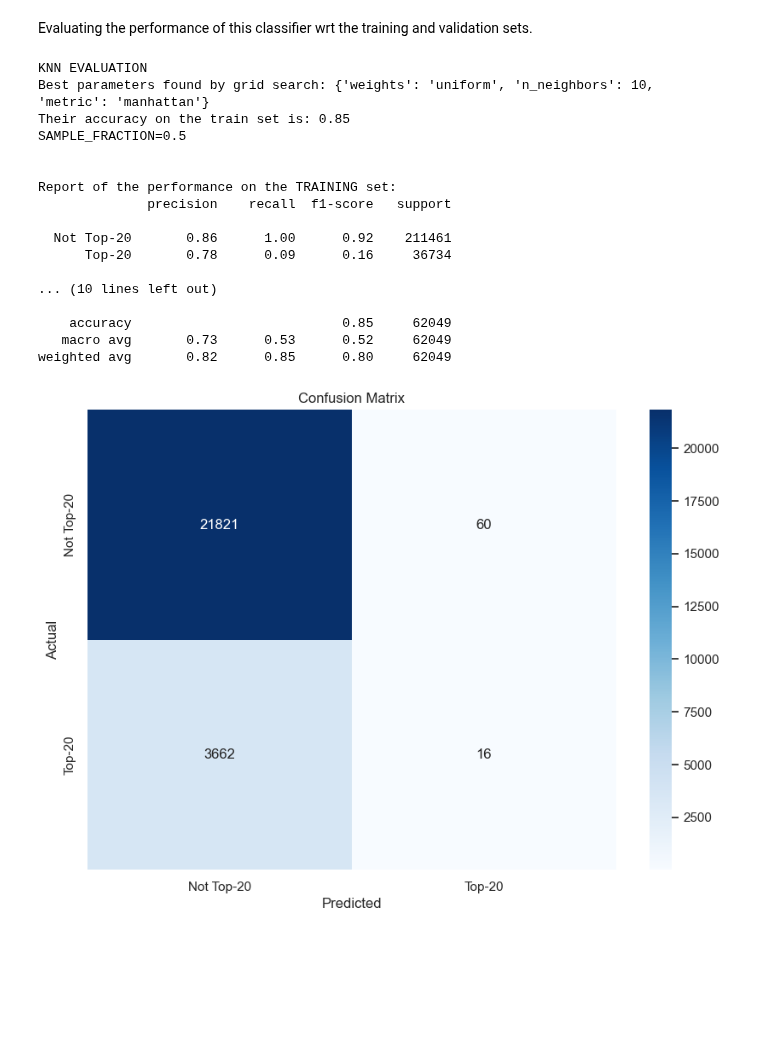
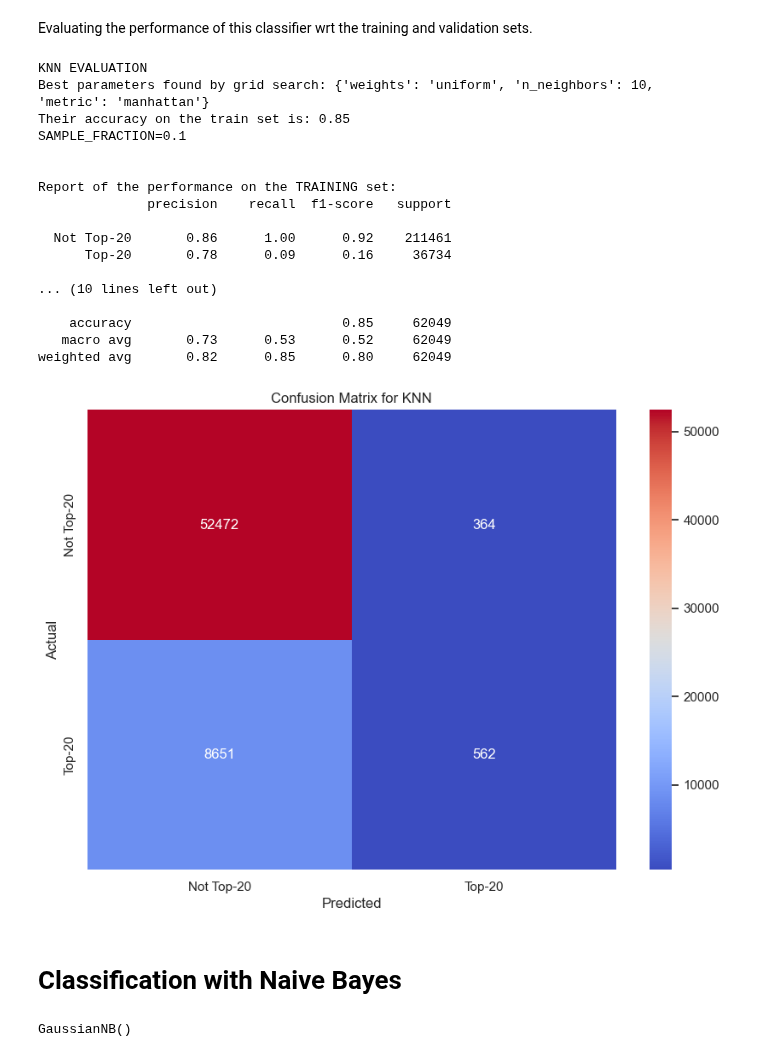
Before and after one commit to Emahhh/dm-project, a Jupyter notebook: prediction.ipynb, the cells around one changed output. Cells and saved outputs as stored; diff of their text form; code cells hidden in the pictures; blank space fills up the shorter version.

```diff
--- a/prediction.ipynb
+++ b/prediction.ipynb
@@ -78,3 +73,17 @@ def report_scores(labels, predictions):
+# %%
+from sklearn.metrics import classification_report
+def report_scores(labels, predictions):
+    print(classification_report(labels, predictions, target_names=['Not Top-20', 'Top-20']))
+
+
+def plot_confusion_matrix(test_labels, predictions, title='Confusion Matrix'):
+    cm = confusion_matrix(test_labels, predictions)
+    plt.figure(figsize=(10, 7))
+    sns.heatmap(cm, annot=True, fmt='d', cmap='coolwarm', xticklabels=['Not Top-20', 'Top-20'], yticklabels=['Not Top-20', 'Top-20'])
+    plt.xlabel('Predicted')
+    plt.ylabel('Actual')
+    plt.title(title)
+    plt.show()
 # %% [markdown]
 ## Computing the labels
 # %%
@@ -209,7 +218,7 @@ knn_random_search = RandomizedSearchCV(
     cv=5,
     n_jobs=-1,  # Use all available cores
     random_state=42,
-    verbose=3
+    #verbose=3
 )
 
 knn_random_search.fit(train_set, train_labels)
@@ -240,6 +249,12 @@ RandomizedSearchCV(cv=5, estimator=KNeighborsClassifier(), n_iter=50, n_jobs=-1,
 ## Evaluation
 # %% [markdown]
 Evaluating the performance of this classifier wrt the training and validation sets.
+# %%
+best_knn = KNeighborsClassifier(**knn_random_search.best_params_)
+best_knn.fit(train_set, train_labels)
+
+training_predictions_knn = best_knn.predict(train_set)
+validation_predictions_knn = best_knn.predict(validation_set)
 # %%
 print(f"KNN EVALUATION")
 
@@ -249,18 +264,15 @@ print(f"Their accuracy on the train set is: {knn_random_search.best_score_:.2f}"
 print(f"SAMPLE_FRACTION={SAMPLE_FRACTION}")
 print ("\n")
 
-best_knn = KNeighborsClassifier(**knn_random_search.best_params_)
-best_knn.fit(train_set, train_labels)
-
 print("Report of the performance on the TRAINING set:")
-report_scores(train_labels, best_knn.predict(train_set))
+report_scores(train_labels, training_predictions_knn)
 print("\nReport of the performance on the VALIDATION set:")
-report_scores(validation_labels, best_knn.predict(validation_set))
+report_scores(validation_labels, validation_predictions_knn)
 # %% [output]
 KNN EVALUATION
 Best parameters found by grid search: {'weights': 'uniform', 'n_neighbors': 10, 'metric': 'manhattan'}
 Their accuracy on the train set is: 0.85
-SAMPLE_FRACTION=0.5
+SAMPLE_FRACTION=0.1
 
 
 Report of the performance on the TRAINING set:
@@ -274,23 +286,16 @@ Report of the performance on the TRAINING set:
     accuracy                           0.85     62049
    macro avg       0.73      0.53      0.52     62049
 weighted avg       0.82      0.85      0.80     62049
-# %%
-from sklearn.metrics import confusion_matrix
-
-import matplotlib.pyplot as plt
-
-# Predict the labels for the test set
-test_predictions = best_knn.predict(test_set)
-
-# Compute the confusion matrix
-cm = confusion_matrix(test_labels, test_predictions)
-
-# Plot the confusion matrix
-plt.figure(figsize=(10, 7))
-sns.heatmap(cm, annot=True, fmt='d', cmap='Blues', xticklabels=['Not Top-20', 'Top-20'], yticklabels=['Not Top-20', 'Top-20'])
-plt.xlabel('Predicted')
-plt.ylabel('Actual')
-plt.title('Confusion Matrix')
-plt.show()
-# %% [output]
-[figure, removed]
+# %%
+plot_confusion_matrix(validation_labels, validation_predictions_knn, title='Confusion Matrix for KNN')
+# %% [output]
+[figure, added]
+# %% [markdown]
+# Classification with Naive Bayes
+# %%
+from sklearn.naive_bayes import GaussianNB
+
+gnb = GaussianNB()
+gnb.fit(train_set, train_labels)
+# %% [output]
+GaussianNB()
```
Also changed, not shown: parts of 7 cells of this notebook.
